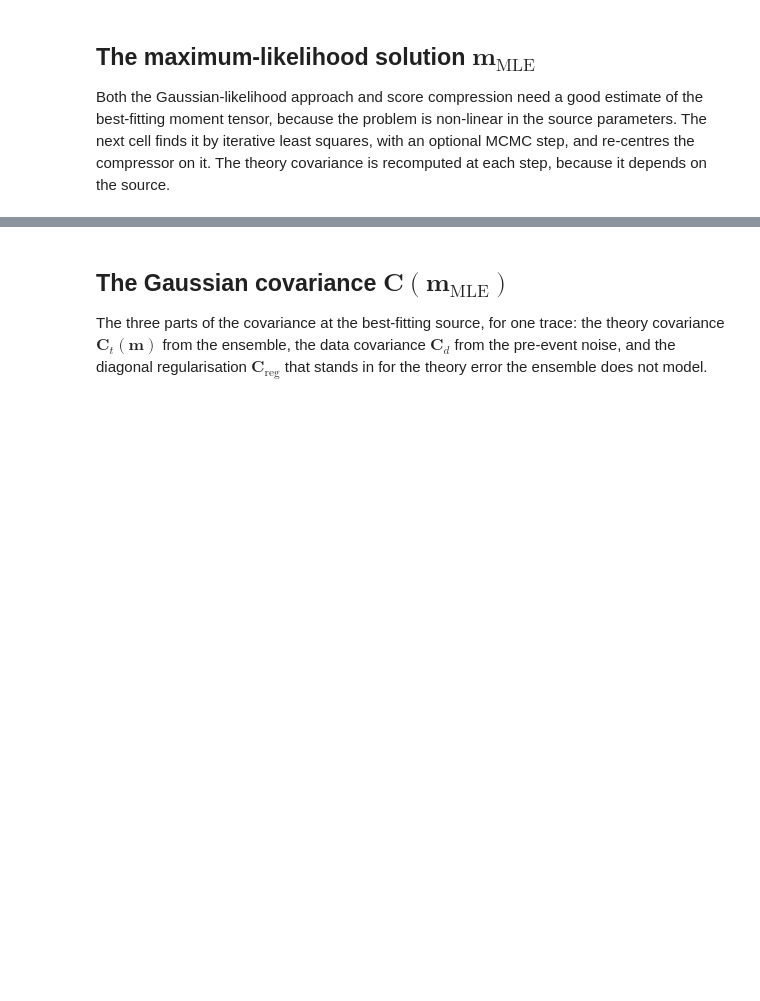
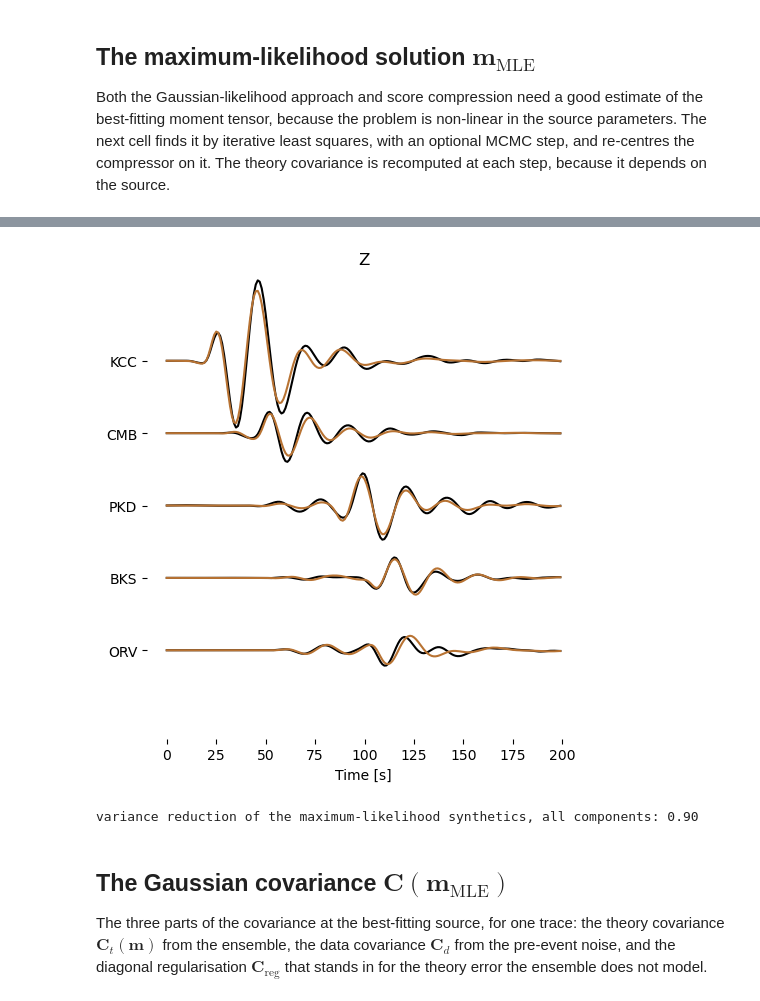
Before and after one commit to asaoulis/seismo-sbi, a Jupyter notebook: examples/theory_errors_LV2.ipynb, the cells around one changed output, grey strips where cells are left out. Cells and saved outputs as stored; diff of their text form; code cells hidden in the pictures; blank space fills up the shorter version.

```diff
--- a/examples/theory_errors_LV2.ipynb
+++ b/examples/theory_errors_LV2.ipynb
@@ -238,3 +240,15 @@ Using best chi^2 model from iteration 7: chi^2=0.90228
+# %%
+from seismo_sbi.plotting.results_plotting import SBIPipelinePlotter
+
+plotter = SBIPipelinePlotter('', sbi_pipeline.parameters)
+plotter.plot_synthetic_misfits(
+    single_job, sbi_pipeline.simulation_parameters.receivers, compression_data.data_fiducial,
+    sbi_pipeline.parameters.get_parameter_values('source_location')[:2], savefig=False, vertical_only=True)
+variance_reduction = 1 - np.sum((D - compression_data.data_fiducial) ** 2) / np.sum(D ** 2)
+print(f"variance reduction of the maximum-likelihood synthetics, all components: {variance_reduction:.2f}")
+# %% [output]
+[figure, added]
+variance reduction of the maximum-likelihood synthetics, all components: 0.90
 # %% [markdown]
 ## The Gaussian covariance $\mathbf{C}(\mathbf{m}_\mathrm{MLE})$
 
```
Also changed, not shown: parts of 8 cells of this notebook, 2 other files.
